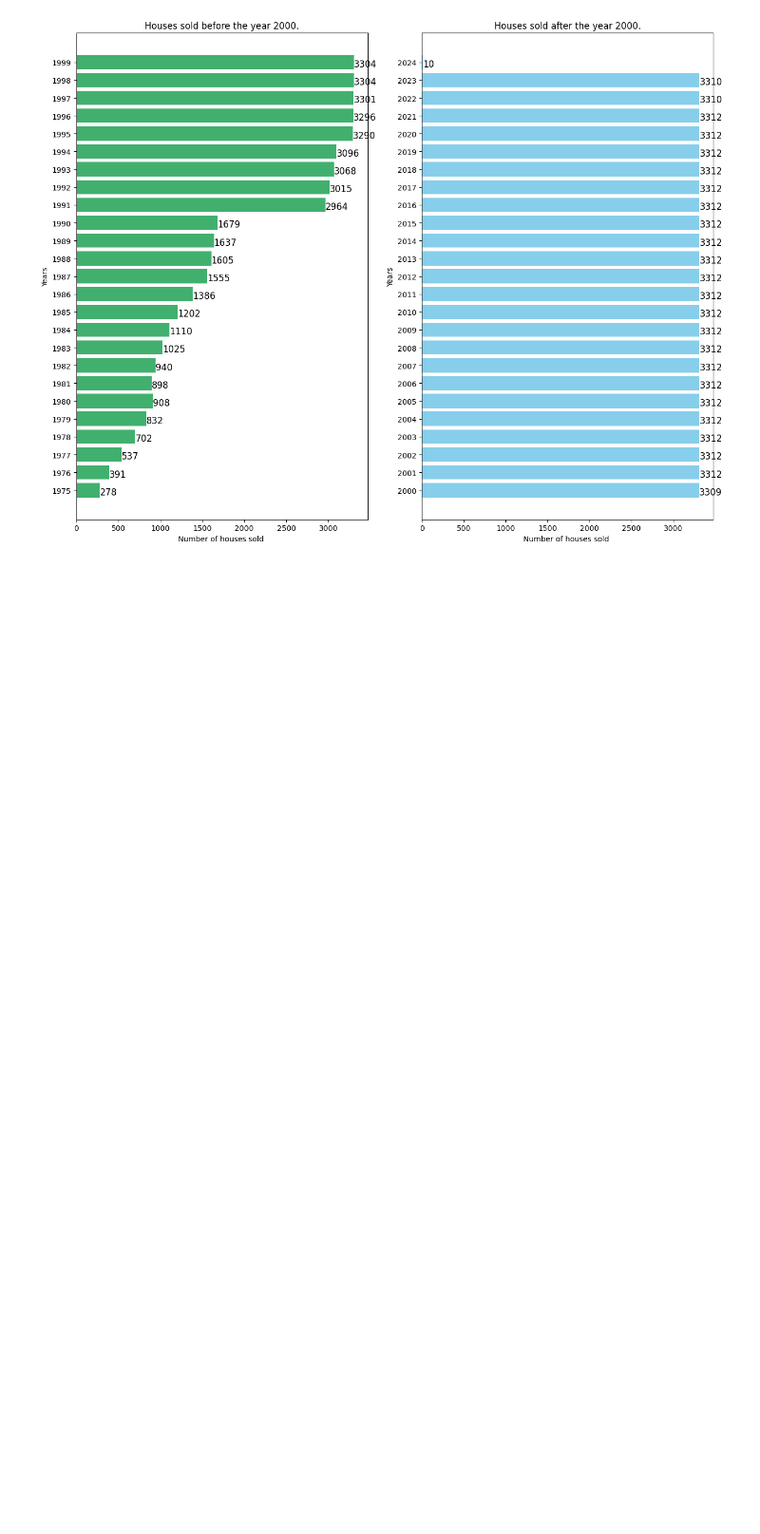
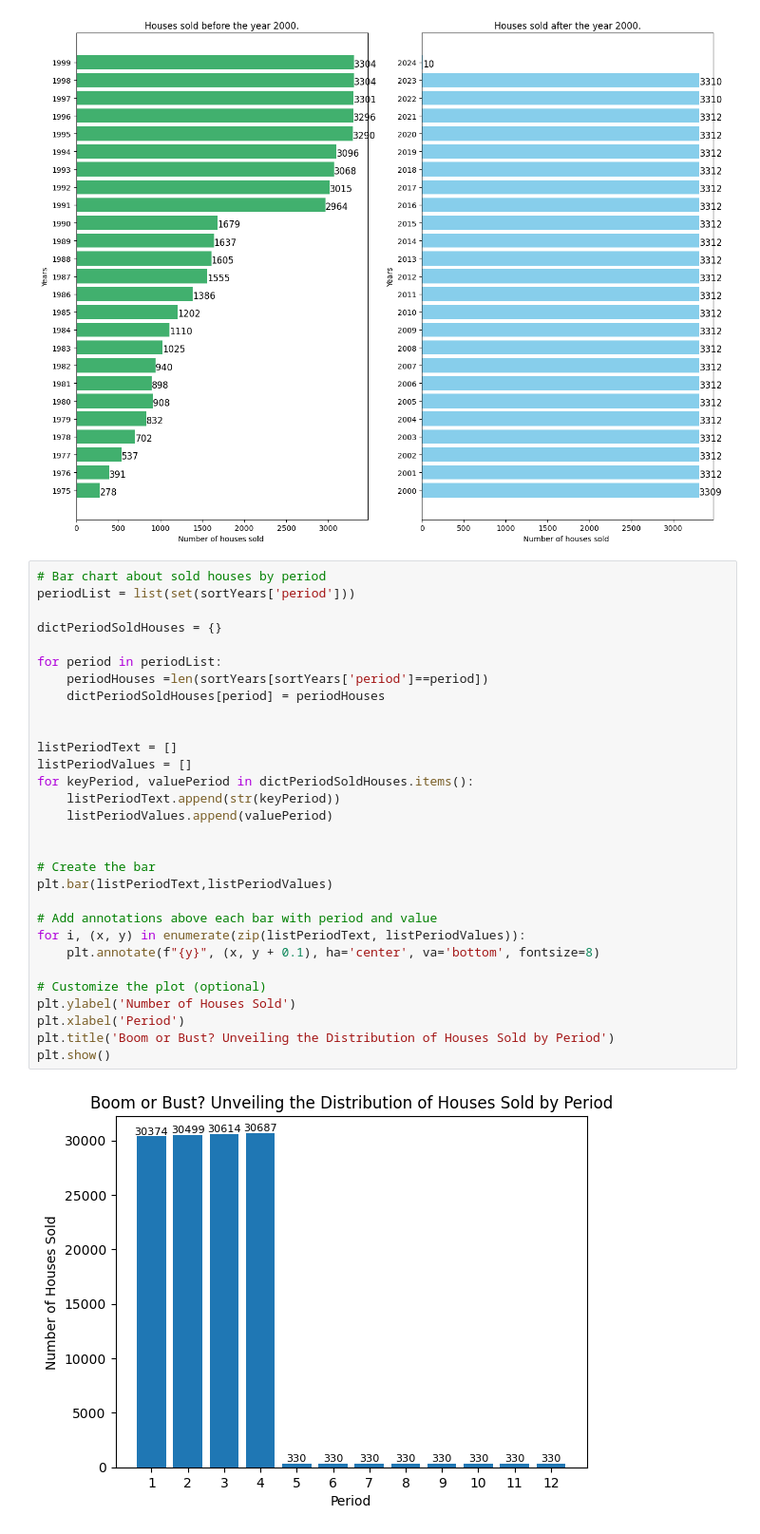
Before and after one commit to haraya/DataAnalysis_USHousingExplorer, a Jupyter notebook: Sold_Houses.ipynb, the cells around one changed output. Shown: that part at 95% size. Cells and saved outputs as stored; diff of their text form; blank space fills up the shorter version.

```diff
--- a/Sold_Houses.ipynb
+++ b/Sold_Houses.ipynb
@@ -102,3 +99,35 @@ plt.tight_layout()
 plt.show()
 # %% [output]
 [figure]
+# %%
+# Bar chart about sold houses by period
+periodList = list(set(sortYears['period']))
+
+dictPeriodSoldHouses = {}
+
+for period in periodList:
+    periodHouses =len(sortYears[sortYears['period']==period])
+    dictPeriodSoldHouses[period] = periodHouses
+
+
+listPeriodText = []
+listPeriodValues = []
+for keyPeriod, valuePeriod in dictPeriodSoldHouses.items():
+    listPeriodText.append(str(keyPeriod))
+    listPeriodValues.append(valuePeriod)
+
+
+# Create the bar
+plt.bar(listPeriodText,listPeriodValues)
+
+# Add annotations above each bar with period and value
+for i, (x, y) in enumerate(zip(listPeriodText, listPeriodValues)):
+    plt.annotate(f"{y}", (x, y + 0.1), ha='center', va='bottom', fontsize=8)
+
+# Customize the plot (optional)
+plt.ylabel('Number of Houses Sold')
+plt.xlabel('Period')
+plt.title('Boom or Bust? Unveiling the Distribution of Houses Sold by Period')
+plt.show()
+# %% [output]
+[figure, added]
```
Also changed, not shown: parts of 4 cells of this notebook.
